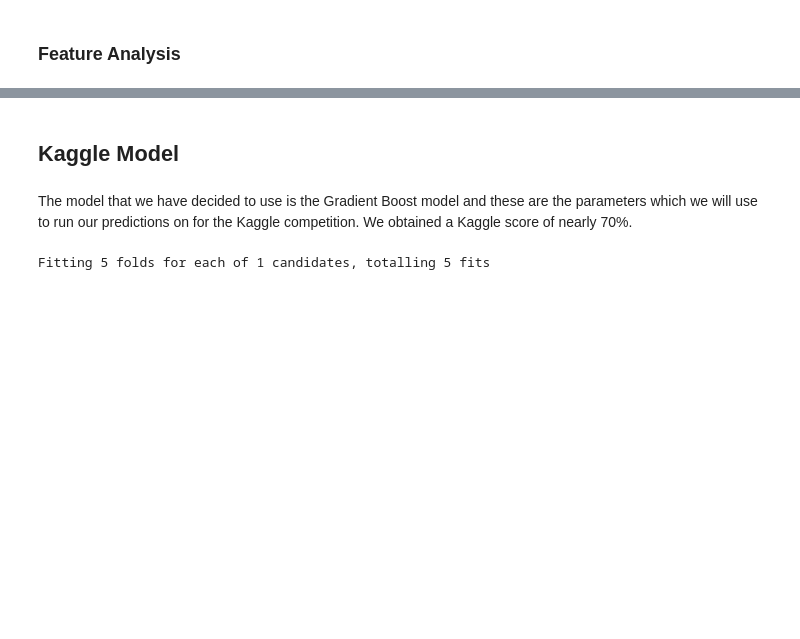
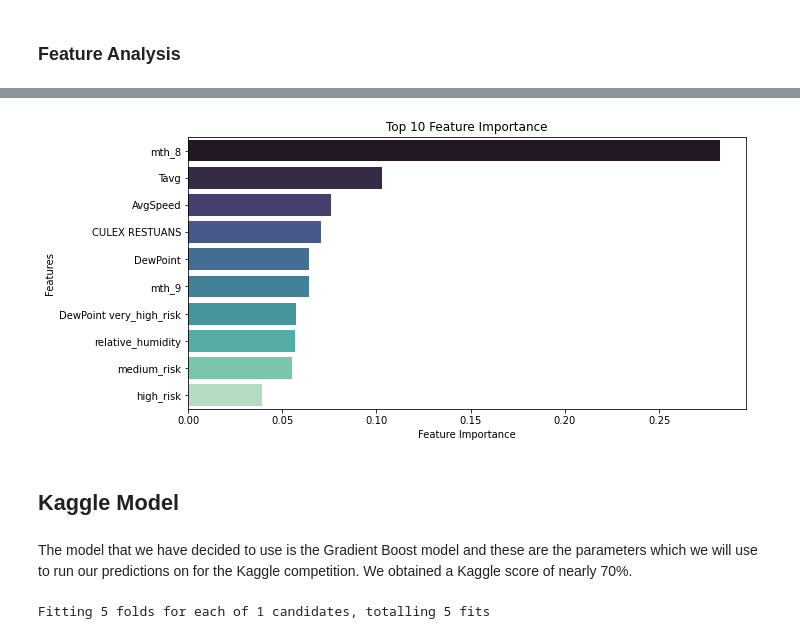
Before and after one commit to jh-mei/Group-4-Project, a Jupyter notebook: code/Part_2_Modelling.ipynb, the cells around one changed output, grey strips where cells are left out. Drawn from its saved outputs; the diff is of its cells as text; code cells hidden in the pictures; blank space fills up the shorter version.

```diff
--- a/code/Part_2_Modelling.ipynb
+++ b/code/Part_2_Modelling.ipynb
@@ -465,7 +487,18 @@ feature_importance
+# %%
+## Plot top 10 feature importance
+feature_importance = pd.DataFrame(gb_gridsearch.best_estimator_.steps[1][1].feature_importances_, index = X_train.columns, columns=['Feature Importance']).sort_values(by='Feature Importance', ascending=False)
+
+top_10 = feature_importance.head(10)
+plt.figure(figsize=(10,5))
+sns.barplot(y=top_10.index,x="Feature Importance", data=top_10, palette = 'mako')
+plt.title('Top 10 Feature Importance')
+plt.ylabel('Features');
+# %% [output]
+[figure, added]
 # %% [markdown]
 ## Kaggle Model
-# %% [markdown]
-The model that we have decided to use is the Gradient Boost model and these are the parameters which we will use to run our predictions on for the Kaggle competition. We obtained a Kaggle score of nearly 70%.
+# %% [markdown]
+The model that we have decided to use is the Gradient Boost model and these are the parameters which we will use to run our predictions on for the Kaggle competition. We obtained a Kaggle score of nearly 70%.
 # %%
 #Import full train and test dataset
 
```
Also changed, not shown: parts of 24 cells of this notebook, 1 other file.
